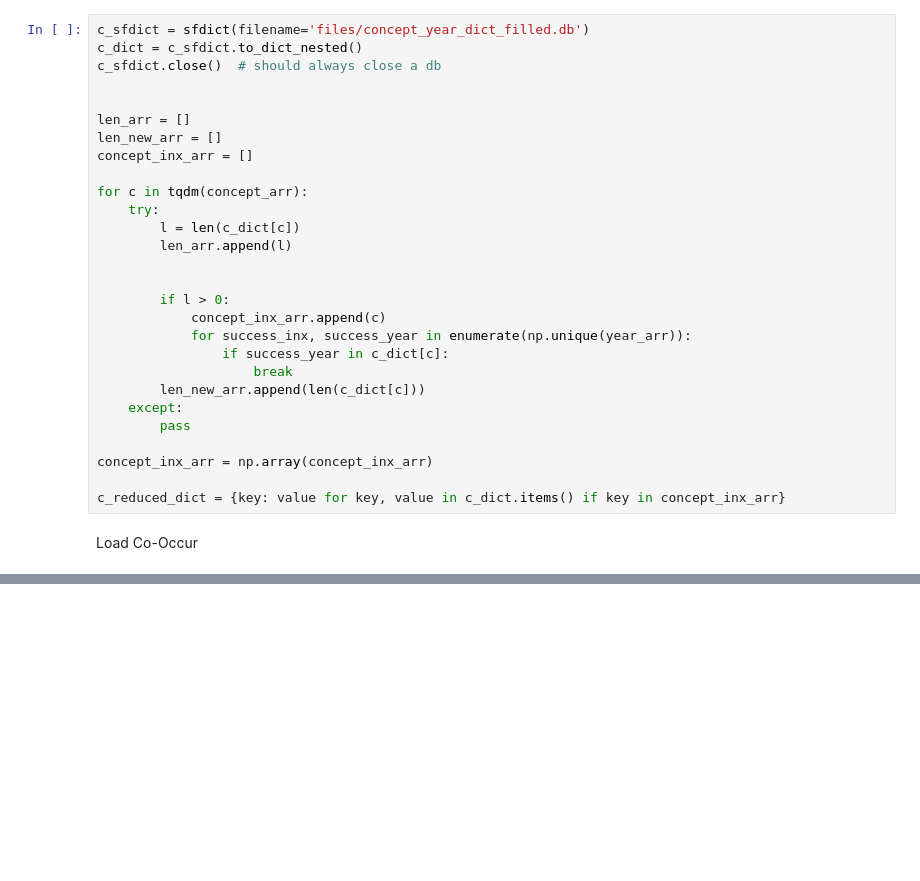
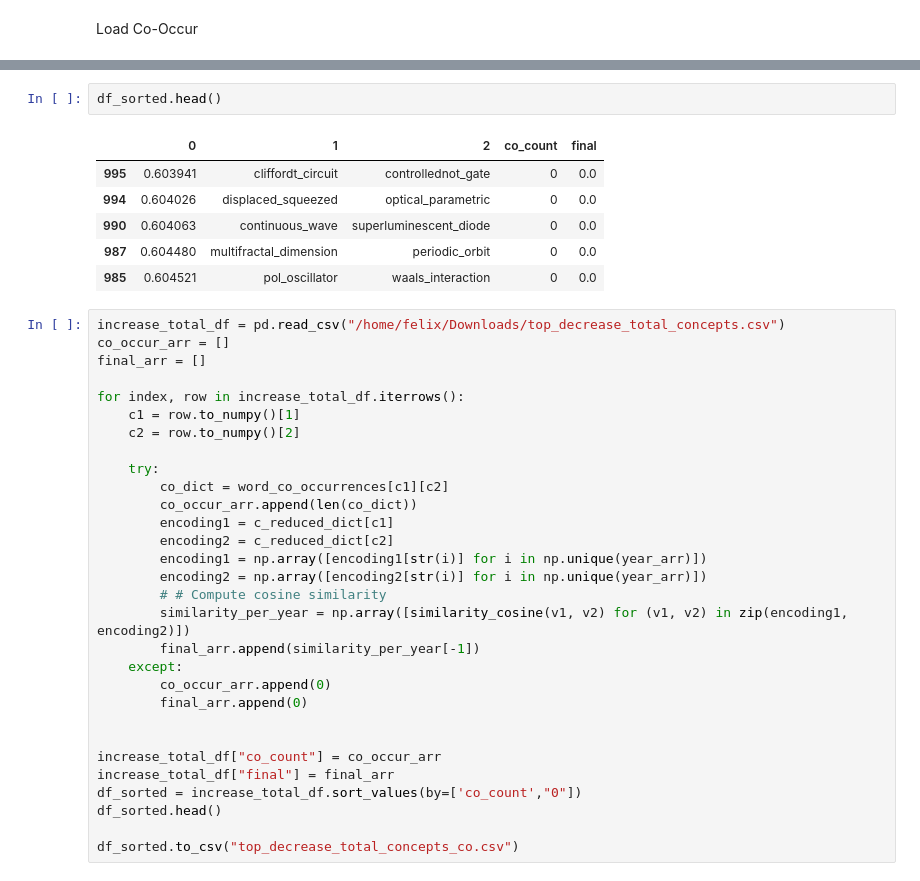
Before and after one commit to FelixFrohnertDB/arxiv_nlp, a Jupyter notebook: 7_encoding_vs_occurance.ipynb, the cells around one changed output, grey strips where cells are left out. Cells and saved outputs as stored; diff of their text form; blank space fills up the shorter version.

```diff
--- a/7_encoding_vs_occurance.ipynb
+++ b/7_encoding_vs_occurance.ipynb
@@ -61,31 +53,3 @@ Load Concept Encoding
-# %%
-c_sfdict = sfdict(filename='files/concept_year_dict_filled.db')
-c_dict = c_sfdict.to_dict_nested()
-c_sfdict.close()  # should always close a db
-
-
-len_arr = []
-len_new_arr = []
-concept_inx_arr = []
-
-for c in tqdm(concept_arr):
-    try:
-        l = len(c_dict[c])
-        len_arr.append(l)
-
-
-        if l > 0:
-            concept_inx_arr.append(c)
-            for success_inx, success_year in enumerate(np.unique(year_arr)):
-                if success_year in c_dict[c]:
-                    break
-        len_new_arr.append(len(c_dict[c]))
-    except:
-        pass
-
-concept_inx_arr = np.array(concept_inx_arr)
-
-c_reduced_dict = {key: value for key, value in c_dict.items() if key in concept_inx_arr}
 # %% [markdown]
 Load Co-Occur
 # %%
@@ -167,0 +224,39 @@ Look for concept pairs with increasing sim and no co occur
+# %%
+df_sorted.head()
+# %% [output]
+|  | 0 | 1 | 2 | co_count | final |
+| 995 | 0.603941 | cliffordt_circuit | controllednot_gate | 0 | 0.0 |
+| 994 | 0.604026 | displaced_squeezed | optical_parametric | 0 | 0.0 |
+| 990 | 0.604063 | continuous_wave | superluminescent_diode | 0 | 0.0 |
+| 987 | 0.604480 | multifractal_dimension | periodic_orbit | 0 | 0.0 |
+| 985 | 0.604521 | pol_oscillator | waals_interaction | 0 | 0.0 |
+# %%
+increase_total_df = pd.read_csv("/home/felix/Downloads/top_decrease_total_concepts.csv")
+co_occur_arr = []
+final_arr = []
+
+for index, row in increase_total_df.iterrows():
+    c1 = row.to_numpy()[1]
+    c2 = row.to_numpy()[2]
+
+    try:
+        co_dict = word_co_occurrences[c1][c2]
+        co_occur_arr.append(len(co_dict))
+        encoding1 = c_reduced_dict[c1]
+        encoding2 = c_reduced_dict[c2]
+        encoding1 = np.array([encoding1[str(i)] for i in np.unique(year_arr)])
+        encoding2 = np.array([encoding2[str(i)] for i in np.unique(year_arr)])
+        # # Compute cosine similarity
+        similarity_per_year = np.array([similarity_cosine(v1, v2) for (v1, v2) in zip(encoding1, encoding2)])
+        final_arr.append(similarity_per_year[-1])
+    except:
+        co_occur_arr.append(0)
+        final_arr.append(0)
+
+
+increase_total_df["co_count"] = co_occur_arr
+increase_total_df["final"] = final_arr
+df_sorted = increase_total_df.sort_values(by=['co_count',"0"])
+df_sorted.head()
+
+df_sorted.to_csv("top_decrease_total_concepts_co.csv")
```
Also changed, not shown: parts of 21 cells of this notebook, 7 other files.
